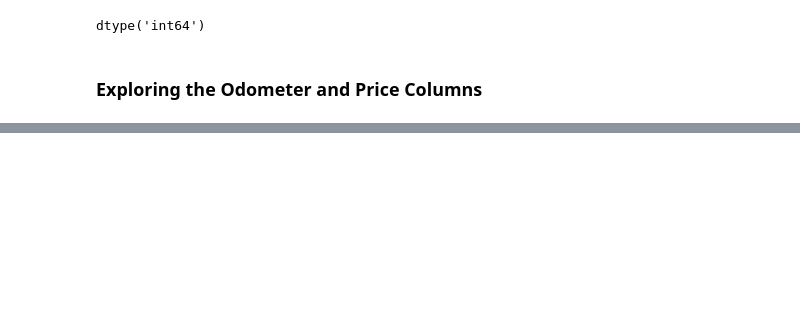
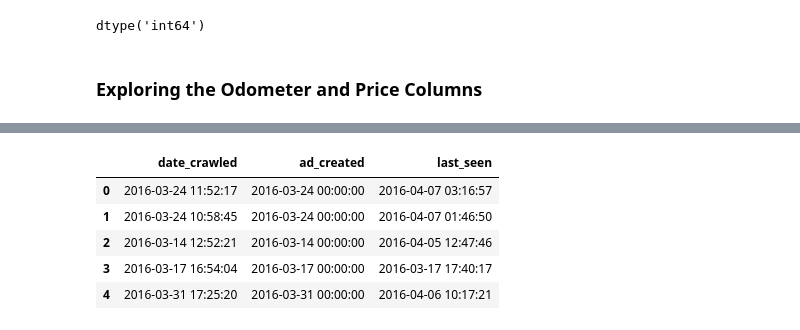
Before and after one commit to txkhaund/Dataquest_DS_path, a Jupyter notebook: Projects/3. Exploring Ebay Car Sales Data.ipynb, the cells around one changed output, grey strips where cells are left out. Cells and saved outputs as stored; diff of their text form; code cells hidden in the pictures; blank space fills up the shorter version.

```diff
--- a/Projects/3. Exploring Ebay Car Sales Data.ipynb
+++ b/Projects/3. Exploring Ebay Car Sales Data.ipynb
@@ -155,0 +301,2 @@ dtype('int64')
+# %%
+autos = autos[autos["price"].between(1,350000)]
@@ -155,0 +327,9 @@ dtype('int64')
+# %%
+autos[['date_crawled','ad_created','last_seen']][0:5]
+# %% [output]
+|  | date_crawled | ad_created | last_seen |
+| 0 | 2016-03-24 11:52:17 | 2016-03-24 00:00:00 | 2016-04-07 03:16:57 |
+| 1 | 2016-03-24 10:58:45 | 2016-03-24 00:00:00 | 2016-04-07 01:46:50 |
+| 2 | 2016-03-14 12:52:21 | 2016-03-14 00:00:00 | 2016-04-05 12:47:46 |
+| 3 | 2016-03-17 16:54:04 | 2016-03-17 00:00:00 | 2016-03-17 17:40:17 |
+| 4 | 2016-03-31 17:25:20 | 2016-03-31 00:00:00 | 2016-04-06 10:17:21 |
```
Also changed, not shown: parts of 25 cells of this notebook.
